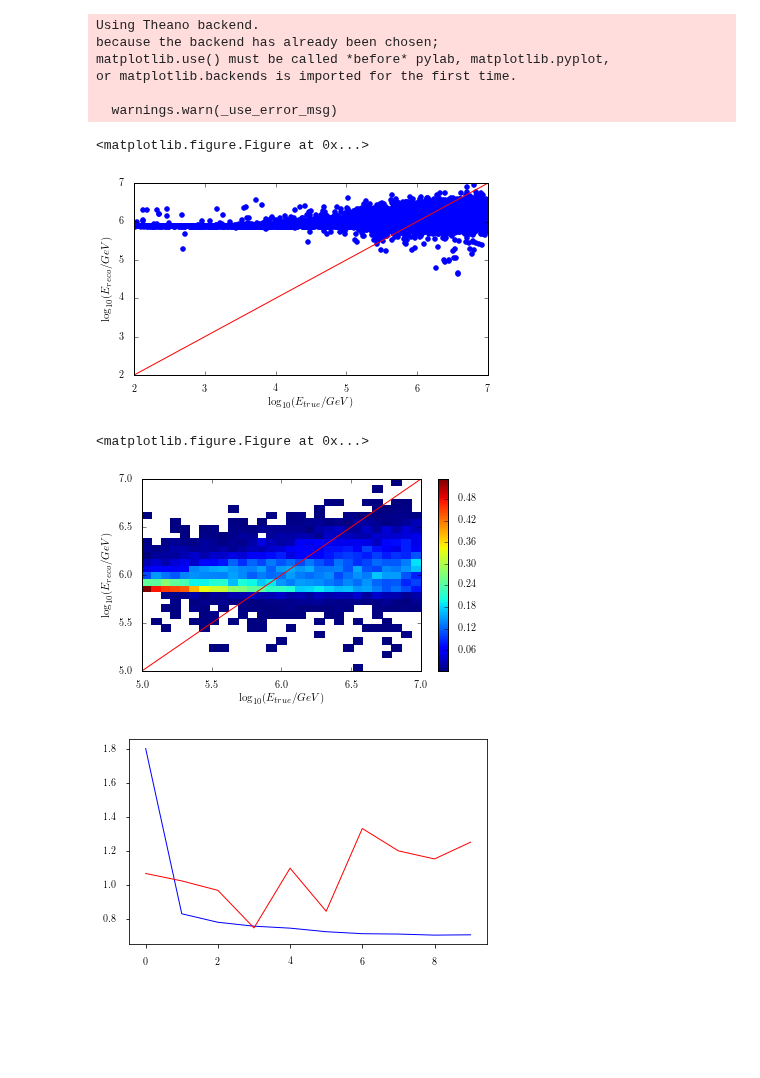
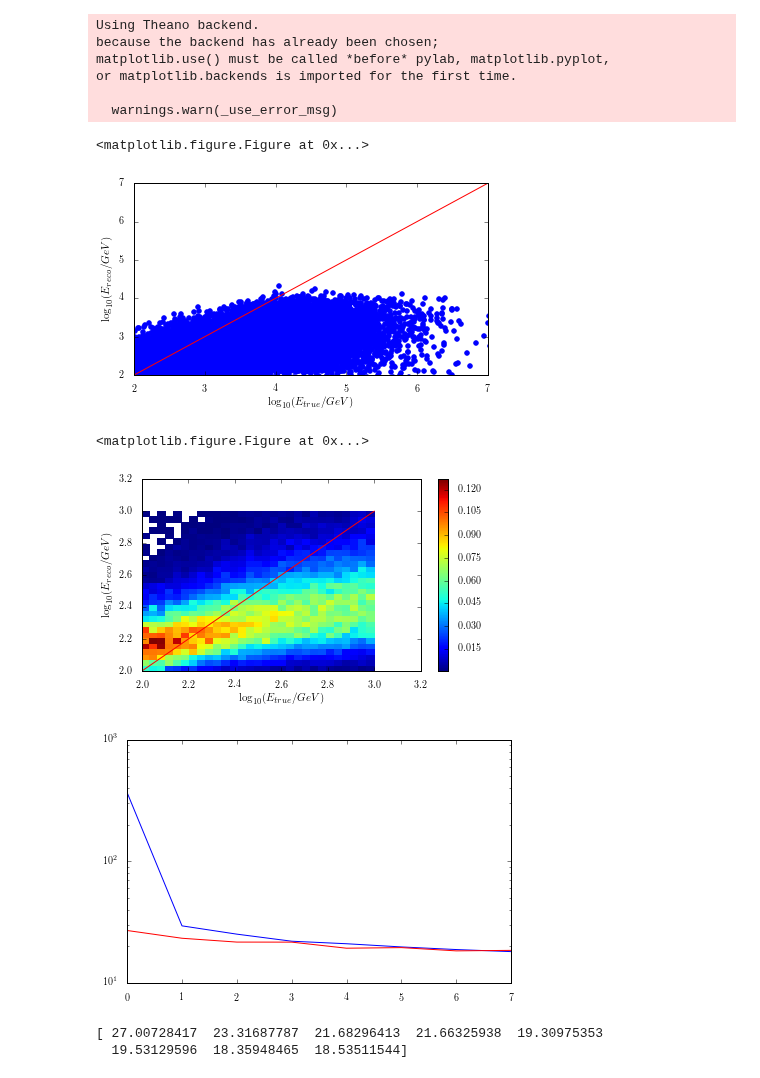
Before and after one commit to tglauch/DeepIceLearning, a Jupyter notebook: Evaluate_Model.ipynb, the cells around one changed output. Cells and saved outputs as stored; diff of their text form; code cells hidden in the pictures; blank space fills up the shorter version.

```diff
--- a/Evaluate_Model.ipynb
+++ b/Evaluate_Model.ipynb
@@ -19,3 +17,6 @@ plot_data = np.load('./train_hist/2017-07-07/some_NN.npy')
+# %%
+basepath = './train_hist/2017-07-12/one_file'
+plot_data = np.load('{}.npy'.format(basepath))
 # %%
 fig, ax= newfig(0.9)
 ax.scatter(plot_data[1], plot_data[0], color='blue')
@@ -24,37 +25,42 @@ ax.set_xlabel(r'$\log_{10}(E_{true}/GeV)$')
 ax.set_ylabel(r'$\log_{10}(E_{reco}/GeV)$')
 ax.set_xlim(2,7)
 ax.set_ylim(2,7)
-#plt.savefig('latest_network.pdf')
+plt.savefig('latest_network.png')
 plt.show()
 # %% [output]
 <matplotlib.figure.Figure at 0x...>
-[figure, old version]
+[figure, new version]
 # %%
 
-H, xedges, yedges = np.histogram2d(plot_data[1], plot_data[0], bins=(np.linspace(5,7,30), np.linspace(5,7,30)))
+H, xedges, yedges = np.histogram2d(plot_data[1], plot_data[0], bins=(np.linspace(2,3,30), np.linspace(2,3,30)))
 H=np.array([np.array(i)/np.sum(i) for i in H])
 H = H.T  # Let each row list bins with common y range.
 fig, ax = newfig(0.9)
 X, Y = np.meshgrid(xedges, yedges)
-ax.plot(np.linspace(5,7,10), np.linspace(5,7,10),color='red')
+ax.plot(np.linspace(2,3,10), np.linspace(2,3,10),color='red')
 H= np.ma.array(H)
 H.mask = H == 0
 cbar = ax.pcolormesh(X, Y, H)
 plt.colorbar(cbar)
 ax.set_xlabel(r'$\log_{10}(E_{true}/GeV)$')
 ax.set_ylabel(r'$\log_{10}(E_{reco}/GeV)$')
-#plt.savefig('latest_network_density.pdf')
+plt.savefig('lowE.png', dpi=300)
 plt.show()
 # %% [output]
 <matplotlib.figure.Figure at 0x...>
-[figure, old version]
+[figure, new version]
 # %%
-epoche = np.concatenate(np.genfromtxt('./train_hist/history2.csv', delimiter=',')[1:,0:1])
-loss = np.concatenate(np.genfromtxt('./train_hist/history2.csv', delimiter=',')[1:,2:3])
-val_loss = np.concatenate(np.genfromtxt('./train_hist/history2.csv', delimiter=',')[1:,4:5])
+epoche = np.concatenate(np.genfromtxt('{}.csv'.format(basepath), delimiter=',')[1:,0:1])
+loss = np.concatenate(np.genfromtxt('{}.csv'.format(basepath), delimiter=',')[1:,2:3])
+val_loss = np.concatenate(np.genfromtxt('{}.csv'.format(basepath), delimiter=',')[1:,4:5])
 # %%
-plt.plot(epoche, loss, color = 'blue')
-plt.plot(epoche, val_loss, color = 'red')
+plt.semilogy(epoche, loss, color = 'blue')
+plt.semilogy(epoche, val_loss, color = 'red')
 plt.show()
 # %% [output]
-[figure, old version]
+[figure, new version]
+# %%
+print val_loss
+# %% [output]
+[ 27.00728417  23.31687787  21.68296413  21.66325938  19.30975353
+  19.53129596  18.35948465  18.53511544]
```
Also changed, not shown: parts of 1 cell of this notebook, 5 other files.
